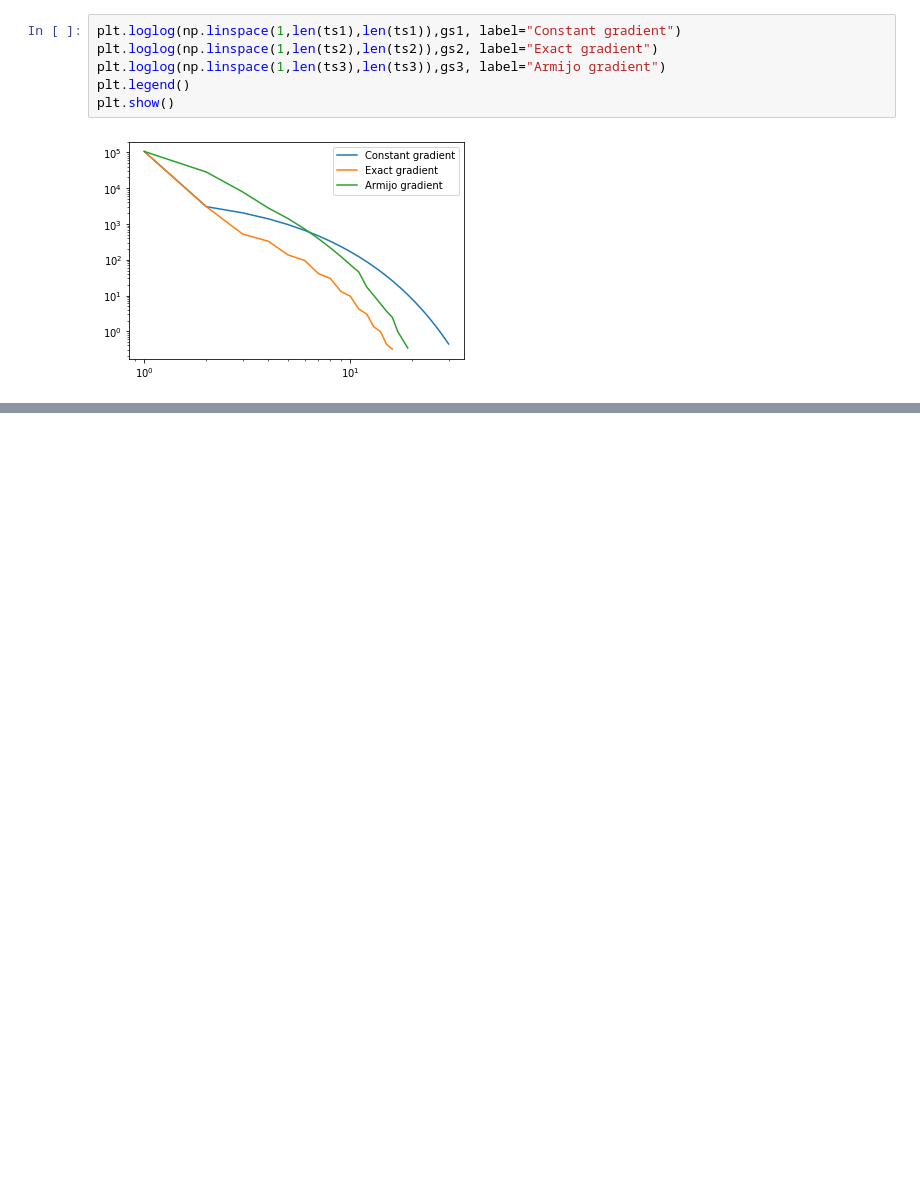
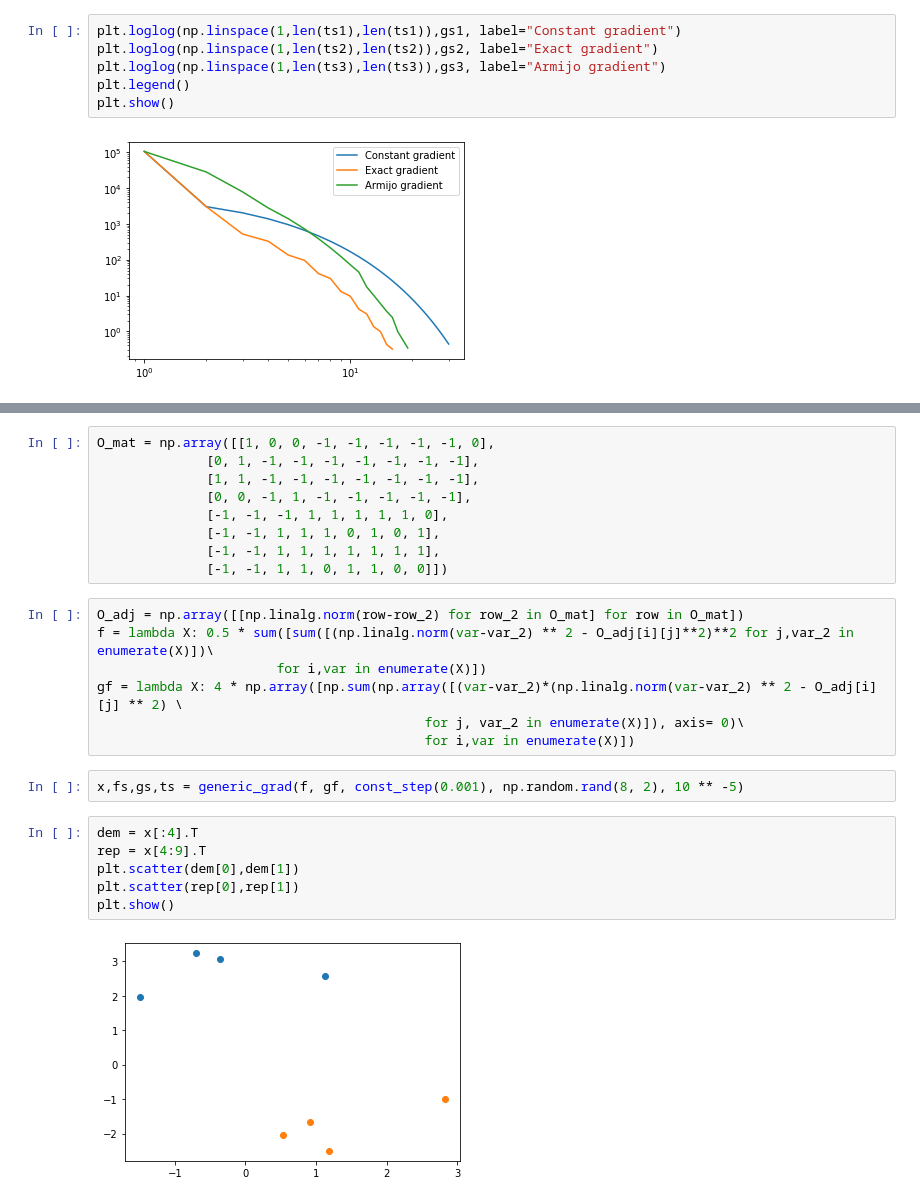
Before and after one commit to OfekGlick/Homework, a Jupyter notebook: NLM/NLM_EX_4.ipynb, the cells around one changed output, grey strips where cells are left out. Drawn from its saved outputs; the diff is of its cells as text; blank space fills up the shorter version.

```diff
--- a/NLM/NLM_EX_4.ipynb
+++ b/NLM/NLM_EX_4.ipynb
@@ -102,0 +107,26 @@ plt.show()
+# %%
+O_mat = np.array([[1, 0, 0, -1, -1, -1, -1, -1, 0],
+              [0, 1, -1, -1, -1, -1, -1, -1, -1],
+              [1, 1, -1, -1, -1, -1, -1, -1, -1],
+              [0, 0, -1, 1, -1, -1, -1, -1, -1],
+              [-1, -1, -1, 1, 1, 1, 1, 1, 0],
+              [-1, -1, 1, 1, 1, 0, 1, 0, 1],
+              [-1, -1, 1, 1, 1, 1, 1, 1, 1],
+              [-1, -1, 1, 1, 0, 1, 1, 0, 0]])
+# %%
+O_adj = np.array([[np.linalg.norm(row-row_2) for row_2 in O_mat] for row in O_mat])
+f = lambda X: 0.5 * sum([sum([(np.linalg.norm(var-var_2) ** 2 - O_adj[i][j]**2)**2 for j,var_2 in enumerate(X)])\
+                       for i,var in enumerate(X)])
+gf = lambda X: 4 * np.array([np.sum(np.array([(var-var_2)*(np.linalg.norm(var-var_2) ** 2 - O_adj[i][j] ** 2) \
+                                          for j, var_2 in enumerate(X)]), axis= 0)\
+                                          for i,var in enumerate(X)])
+# %%
+x,fs,gs,ts = generic_grad(f, gf, const_step(0.001), np.random.rand(8, 2), 10 ** -5)
+# %%
+dem = x[:4].T
+rep = x[4:9].T
+plt.scatter(dem[0],dem[1])
+plt.scatter(rep[0],rep[1])
+plt.show()
+# %% [output]
+[figure, added]
```
Also changed, not shown: parts of 12 cells of this notebook.
